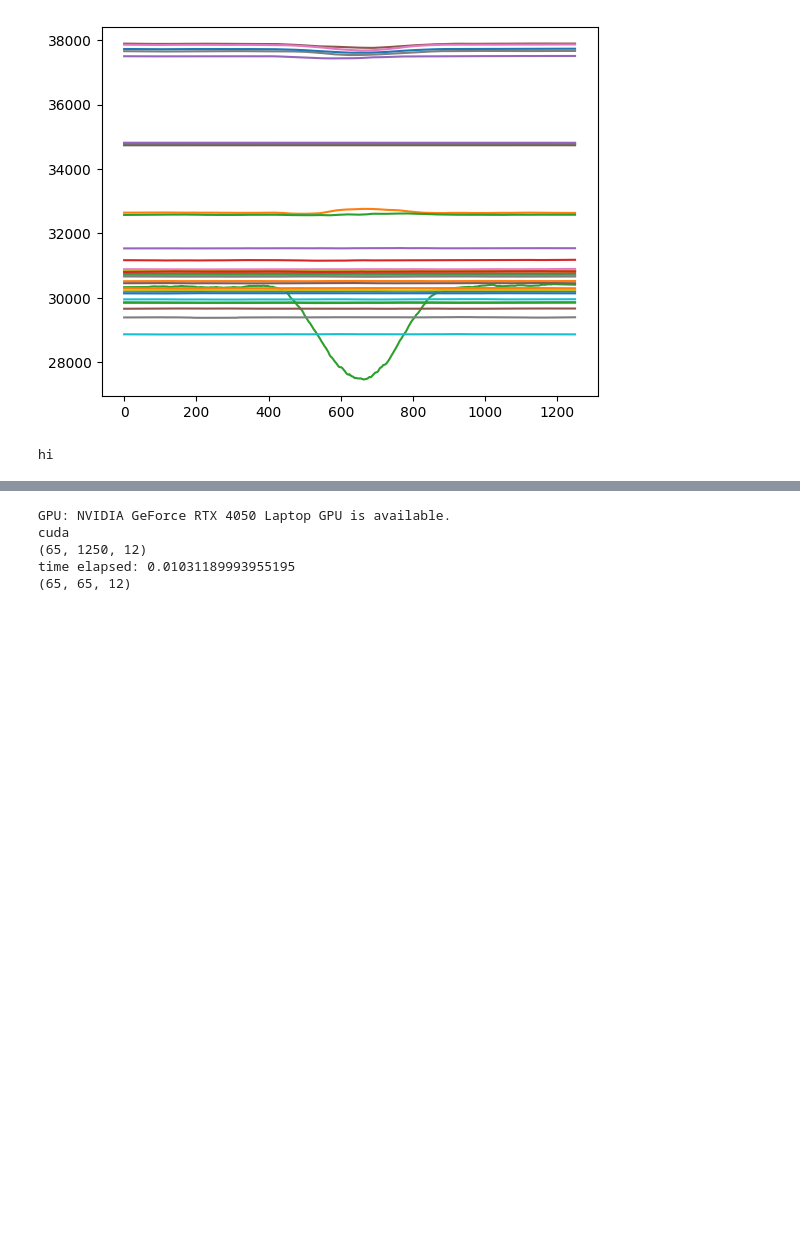
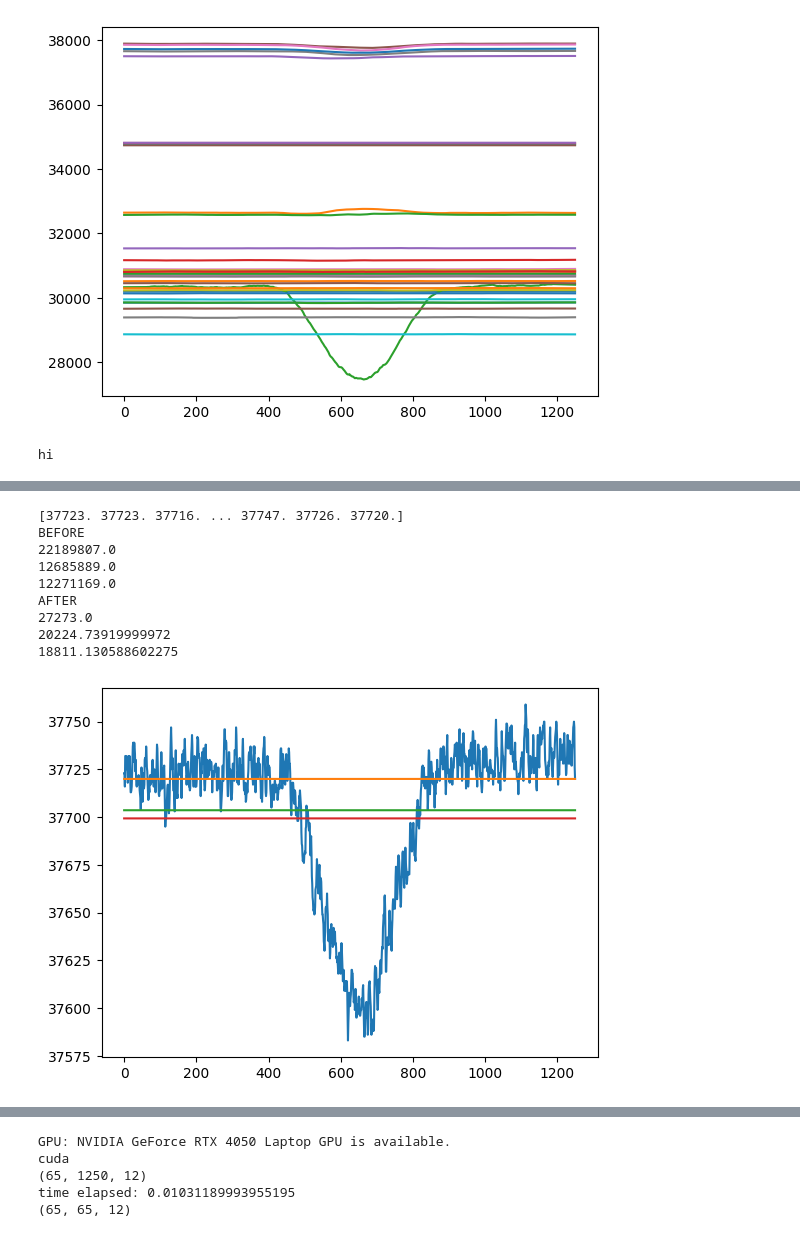
Before and after one commit to michael-miftek/testing, a Jupyter notebook: processingtesting.ipynb, the cells around one changed output, grey strips where cells are left out. Saved outputs shown, nothing was run; the diff lists cells and outputs as text; code cells hidden in the pictures; blank space fills up the shorter version.

```diff
--- a/processingtesting.ipynb
+++ b/processingtesting.ipynb
@@ -985,0 +987,54 @@ torch.Size([500, 36])
+# %%
+line = data[:,30].astype(float)
+print(line)
+median = np.median(line)
+mean = np.mean(line)
+# meanmed = (median+mean) / 2
+meanmed = median - (np.std(line)*0.5)
+# print(median)
+# print(mean)
+plt.plot(line)
+plt.plot([median]*len(data))
+plt.plot([mean]*len(data))
+plt.plot([meanmed]*len(data))
+
+#CALC AREA
+medianarea = 0
+medtot = 0
+meanarea = 0
+meantot = 0
+meanmedarea = 0
+mmtot = 0
+for i in line:
+    if i < median:
+        medianarea += i
+        medtot += 1
+    if i < mean:
+        meanarea += i
+        meantot +=1
+    if i < meanmed:
+        meanmedarea += i
+        mmtot += 1
+
+print("BEFORE")
+print(medianarea)
+print(meanarea)
+print(meanmedarea)
+medianarea = (median*medtot) - medianarea
+meanarea = (mean*meantot) - meanarea
+meanmedarea = (meanmed*mmtot) - meanmedarea
+print("AFTER")
+print(medianarea)
+print(meanarea)
+print(meanmedarea)
+# %% [output]
+[37723. 37723. 37716. ... 37747. 37726. 37720.]
+BEFORE
+22189807.0
+12685889.0
+12271169.0
+AFTER
+27273.0
+20224.73919999972
+18811.130588602275
+[figure, added]
```
Also changed, not shown: parts of 8 cells of this notebook.
